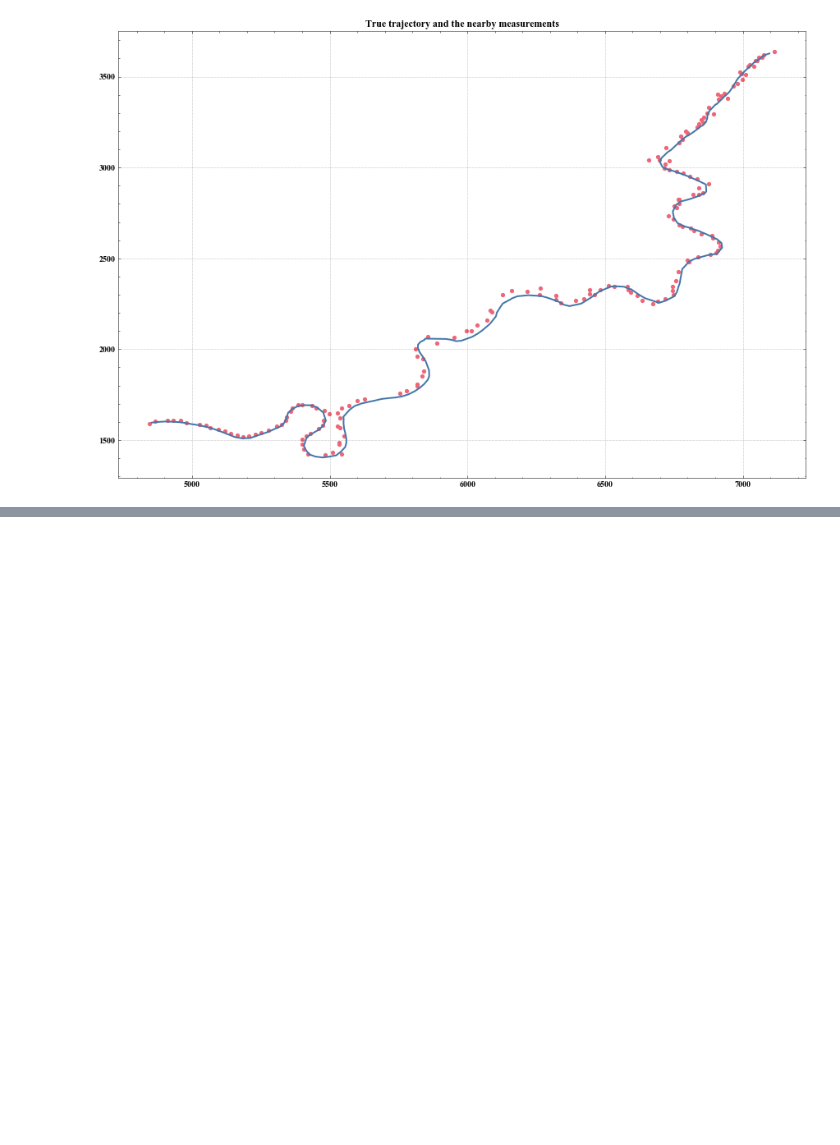
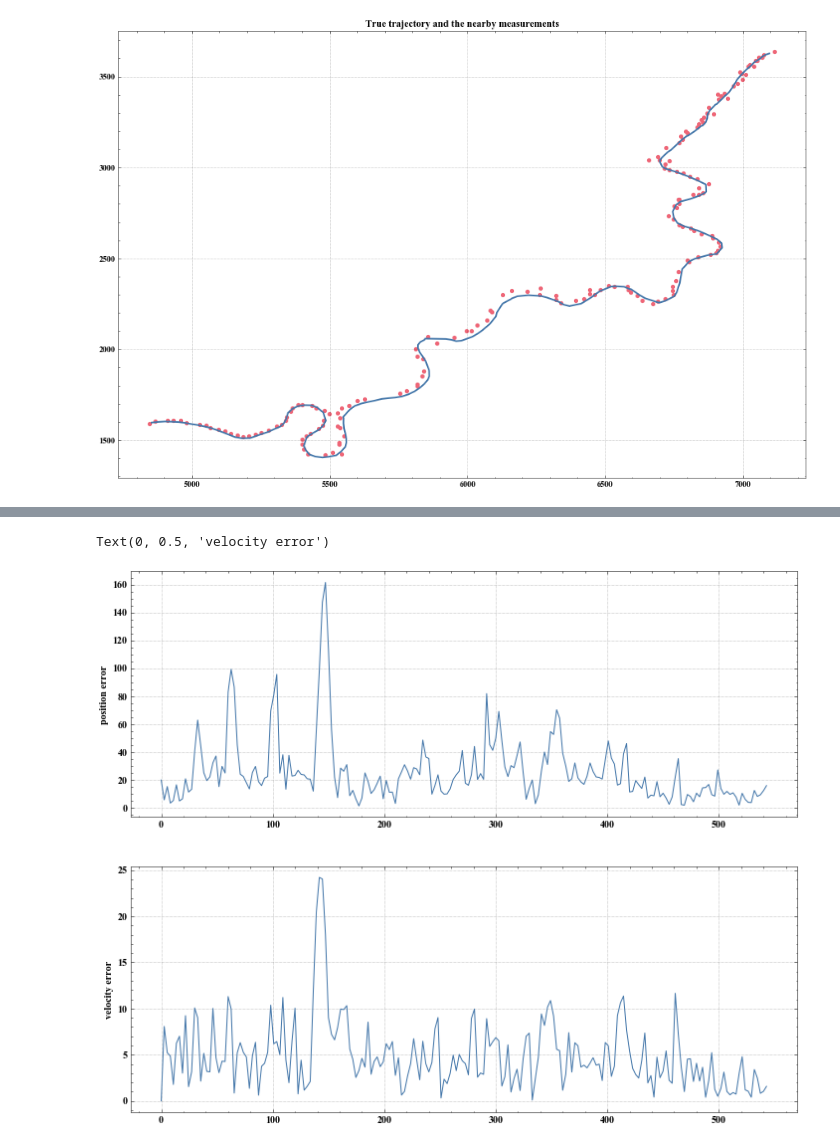
Before and after one commit to jkaob/TTK4250-sensorfusion, a Jupyter notebook: o6/o6_joyride_ekf.ipynb, the cells around one changed output, grey strips where cells are left out. Cells and saved outputs as stored; diff of their text form; code cells hidden in the pictures; blank space fills up the shorter version.

```diff
--- a/o6/o6_joyride_ekf.ipynb
+++ b/o6/o6_joyride_ekf.ipynb
@@ -208,8 +211,11 @@ IndexError: list index out of range
 # %%
 # errors
 fig5, axs5 = plt.subplots(2, num=5, clear=True, figsize=(12,10))
-axs5[0].plot(np.arange(K) * Ts, np.linalg.norm(x_hat[:, :2] - Xgt[:, :2], axis=1))
+axs5[0].plot(np.arange(K) * Ts_mean, np.linalg.norm(x_hat[:, :2] - Xgt[:, :2], axis=1))
 axs5[0].set_ylabel("position error")
 
-axs5[1].plot(np.arange(K) * Ts, np.linalg.norm(x_hat[:, 2:4] - Xgt[:, 2:4], axis=1))
+axs5[1].plot(np.arange(K) * Ts_mean, np.linalg.norm(x_hat[:, 2:4] - Xgt[:, 2:4], axis=1))
 axs5[1].set_ylabel("velocity error")
+# %% [output]
+Text(0, 0.5, 'velocity error')
+[figure, added]
```
Also changed, not shown: parts of 3 cells of this notebook, 1 other file.
